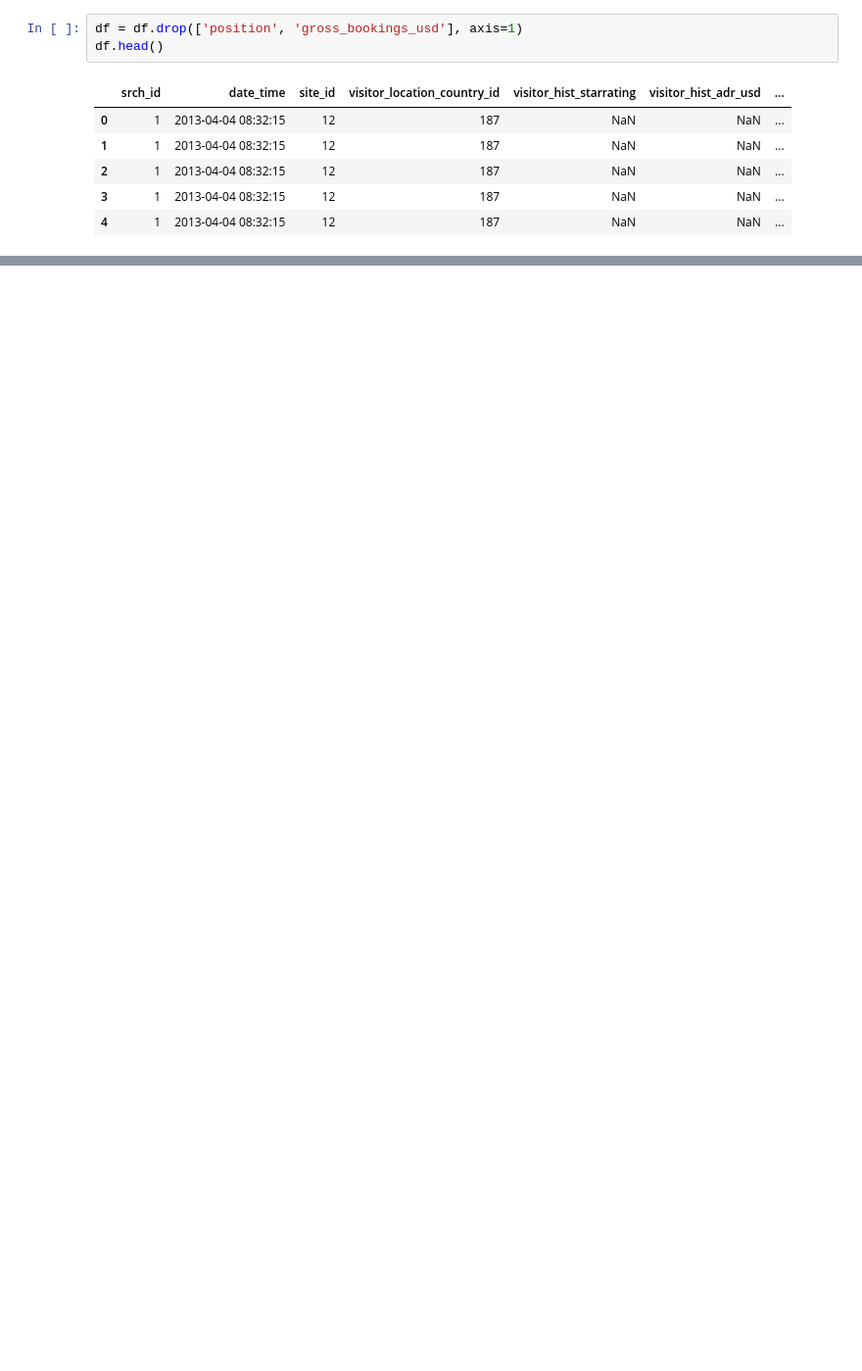
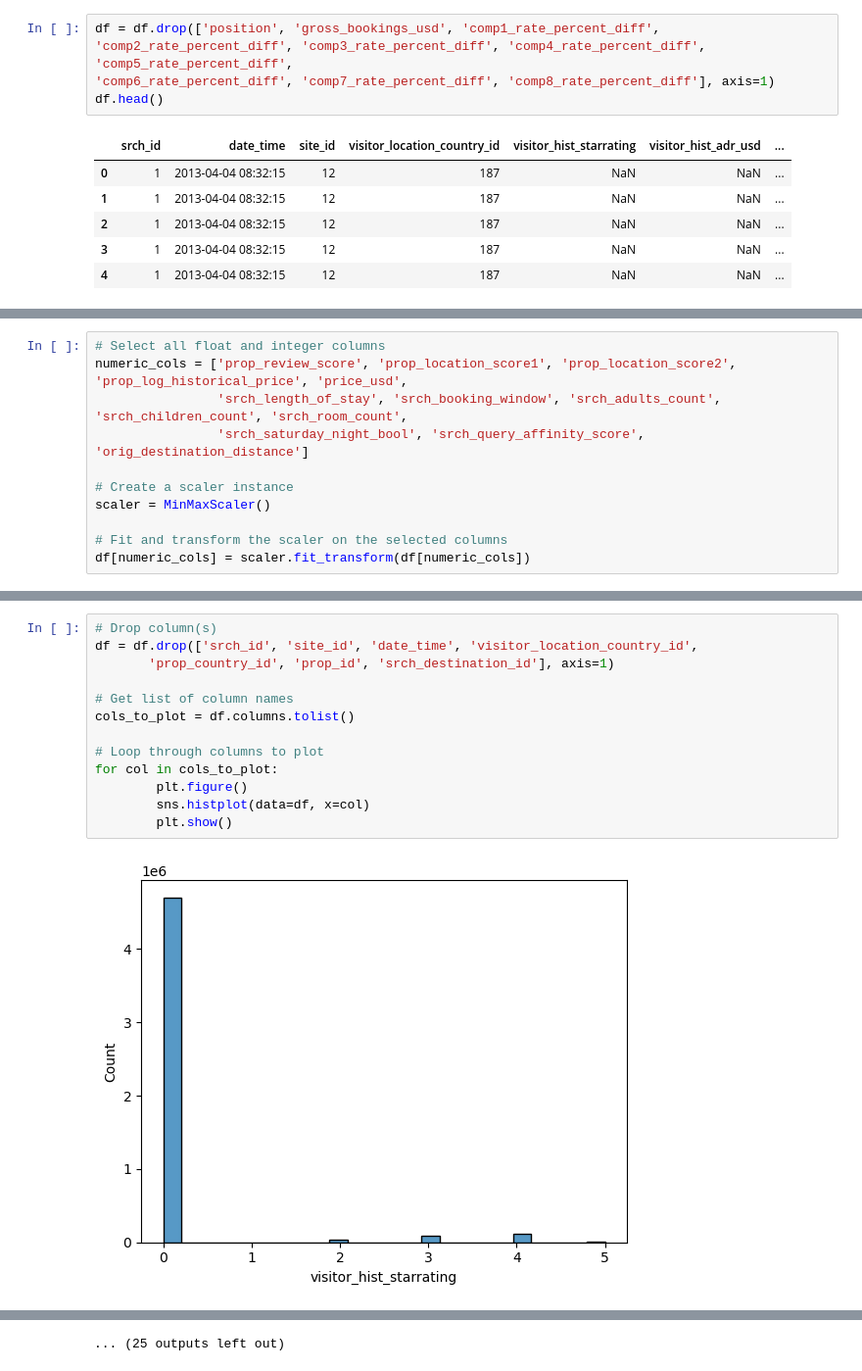
Before and after one commit to Frederikevanesch/Data-mining-assignment-2, a Jupyter notebook: DMT_assignment2_DataPrep_JP.ipynb, the cells around one changed output, grey strips where cells are left out. Shown at 98% size. Drawn from its saved outputs; the diff is of its cells as text; blank space fills up the shorter version.

```diff
--- a/DMT_assignment2_DataPrep_JP.ipynb
+++ b/DMT_assignment2_DataPrep_JP.ipynb
@@ -15,5 +16,6 @@ pd.set_option('display.max_columns', None)
 # %%
-df = df.drop(['position', 'gross_bookings_usd'], axis=1)
+df = df.drop(['position', 'gross_bookings_usd', 'comp1_rate_percent_diff', 'comp2_rate_percent_diff', 'comp3_rate_percent_diff', 'comp4_rate_percent_diff', 'comp5_rate_percent_diff',
+'comp6_rate_percent_diff', 'comp7_rate_percent_diff', 'comp8_rate_percent_diff'], axis=1)
 df.head()
 # %% [output]
 |  | srch_id | date_time | site_id | visitor_location_country_id | visitor_hist_starrating | visitor_hist_adr_usd | ... |
@@ -187,0 +198,11 @@ counts
+# %%
+# Select all float and integer columns
+numeric_cols = ['prop_review_score', 'prop_location_score1', 'prop_location_score2', 'prop_log_historical_price', 'price_usd',
+                'srch_length_of_stay', 'srch_booking_window', 'srch_adults_count', 'srch_children_count', 'srch_room_count',
+                'srch_saturday_night_bool', 'srch_query_affinity_score', 'orig_destination_distance']
+
+# Create a scaler instance
+scaler = MinMaxScaler()
+
+# Fit and transform the scaler on the selected columns
+df[numeric_cols] = scaler.fit_transform(df[numeric_cols])
@@ -187,0 +226,15 @@ counts
+# %%
+# Drop column(s)
+df = df.drop(['srch_id', 'site_id', 'date_time', 'visitor_location_country_id',
+       'prop_country_id', 'prop_id', 'srch_destination_id'], axis=1)
+
+# Get list of column names
+cols_to_plot = df.columns.tolist()
+
+# Loop through columns to plot
+for col in cols_to_plot:
+        plt.figure()
+        sns.histplot(data=df, x=col)
+        plt.show()
+# %% [output]
+[figure, added]
@@ -187,0 +252 @@ counts
+... (25 outputs left out)
```
Also changed, not shown: parts of 27 cells of this notebook, 1 other file.
